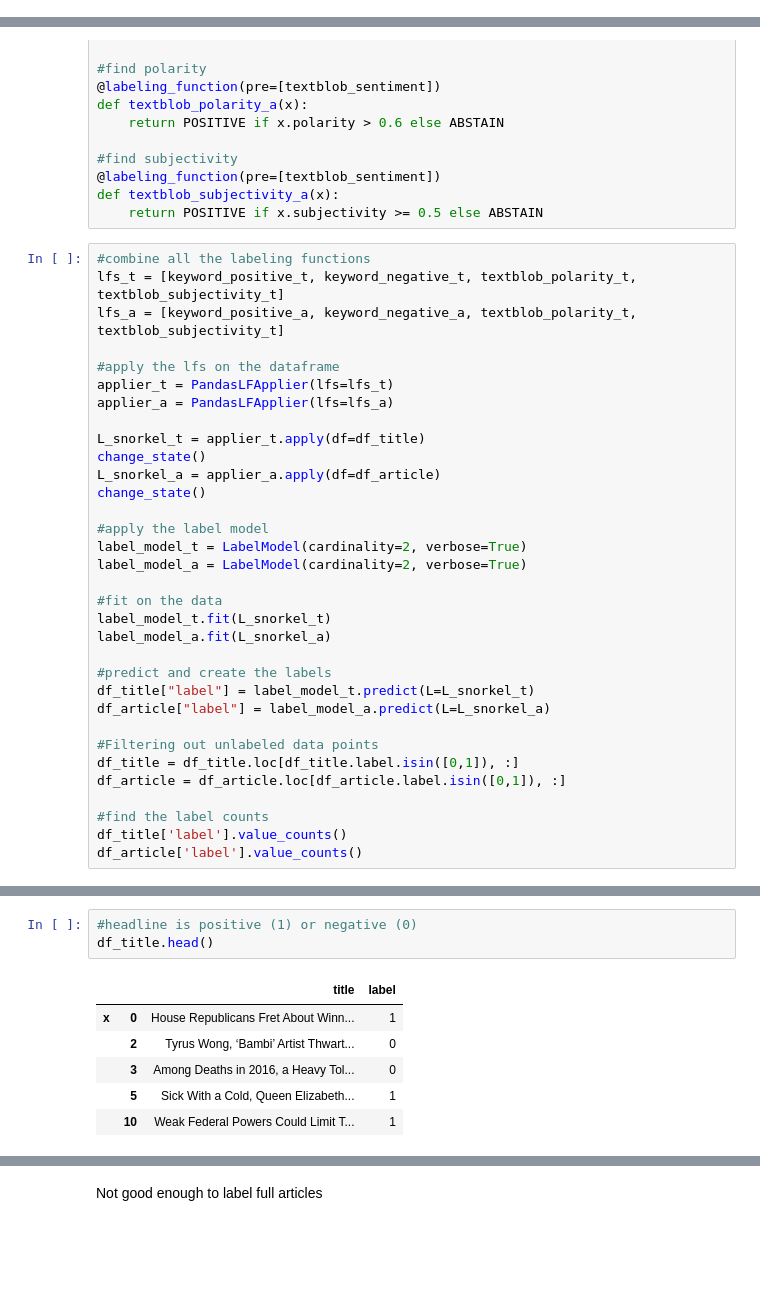
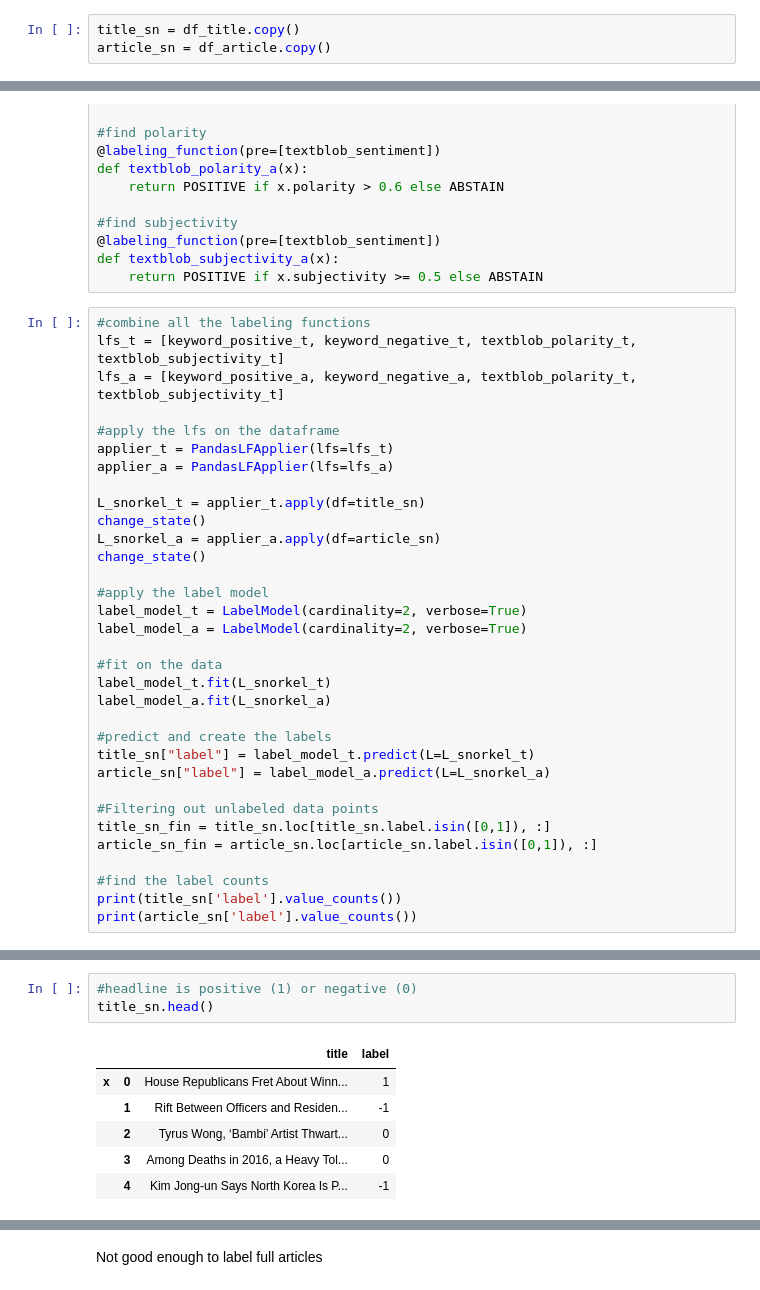
Before and after one commit to melkemaryam/m_thesis, a Jupyter notebook: info/label_data.ipynb, the cells around one changed output, grey strips where cells are left out. Saved outputs shown, nothing was run; the diff lists cells and outputs as text; blank space fills up the shorter version.

Commit message:
add labeling script

```diff
--- a/info/label_data.ipynb
+++ b/info/label_data.ipynb
@@ -297,6 +297,9 @@ df_article.head()
 |  | 4 | SEOUL, South Korea — North Korea’... |
 # %% [markdown]
 ## Create labels with Snorkel
+# %%
+title_sn = df_title.copy()
+article_sn = df_article.copy()
 # %%
 STATE = 1
 
@@ -410,9 +413,9 @@ lfs_a = [keyword_positive_a, keyword_negative_a, textblob_polarity_t, textblob_s
 applier_t = PandasLFApplier(lfs=lfs_t)
 applier_a = PandasLFApplier(lfs=lfs_a)
 
-L_snorkel_t = applier_t.apply(df=df_title)
+L_snorkel_t = applier_t.apply(df=title_sn)
 change_state()
-L_snorkel_a = applier_a.apply(df=df_article)
+L_snorkel_a = applier_a.apply(df=article_sn)
 change_state()
 
 #apply the label model
@@ -424,14 +427,14 @@ label_model_t.fit(L_snorkel_t)
 label_model_a.fit(L_snorkel_a)
 
 #predict and create the labels
-df_title["label"] = label_model_t.predict(L=L_snorkel_t)
-df_article["label"] = label_model_a.predict(L=L_snorkel_a)
+title_sn["label"] = label_model_t.predict(L=L_snorkel_t)
+article_sn["label"] = label_model_a.predict(L=L_snorkel_a)
 
 #Filtering out unlabeled data points
-df_title = df_title.loc[df_title.label.isin([0,1]), :]
-df_article = df_article.loc[df_article.label.isin([0,1]), :]
+title_sn_fin = title_sn.loc[title_sn.label.isin([0,1]), :]
+article_sn_fin = article_sn.loc[article_sn.label.isin([0,1]), :]
 
 #find the label counts
-df_title['label'].value_counts()
-df_article['label'].value_counts()
+print(title_sn['label'].value_counts())
+print(article_sn['label'].value_counts())
 # %% [output]
@@ -441,11 +459,11 @@ Name: label, dtype: int64
 # %%
 #headline is positive (1) or negative (0)
-df_title.head()
+title_sn.head()
 # %% [output]
 |  |  | title | label |
 | x | 0 | House Republicans Fret About Winn... | 1 |
+|  | 1 | Rift Between Officers and Residen... | -1 |
 |  | 2 | Tyrus Wong, ‘Bambi’ Artist Thwart... | 0 |
 |  | 3 | Among Deaths in 2016, a Heavy Tol... | 0 |
-|  | 5 | Sick With a Cold, Queen Elizabeth... | 1 |
-|  | 10 | Weak Federal Powers Could Limit T... | 1 |
+|  | 4 | Kim Jong-un Says North Korea Is P... | -1 |
 # %%
```
Also changed, not shown: parts of 50 cells of this notebook, 5 other files.
